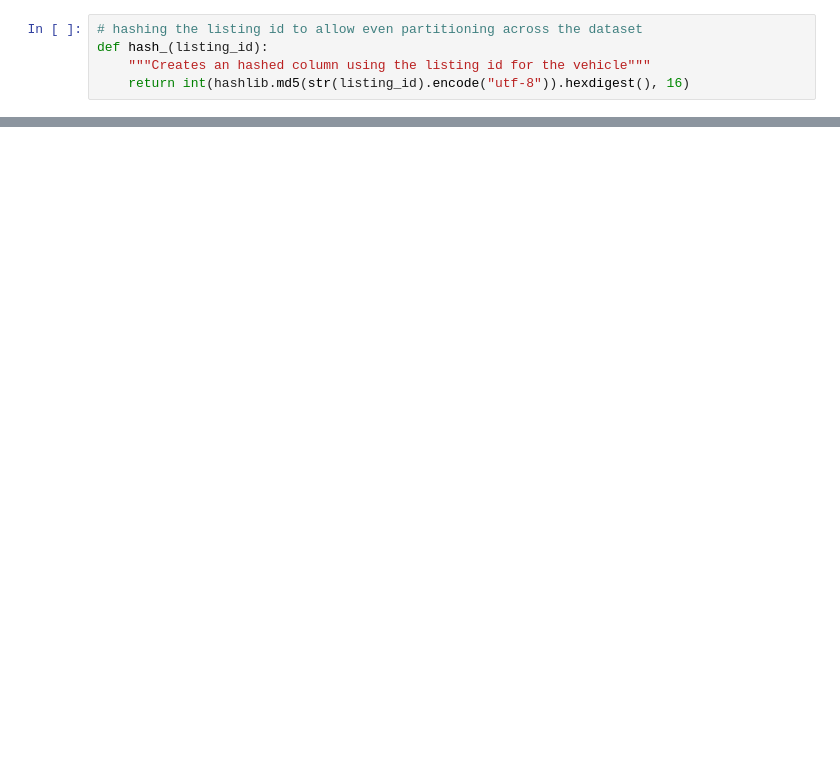
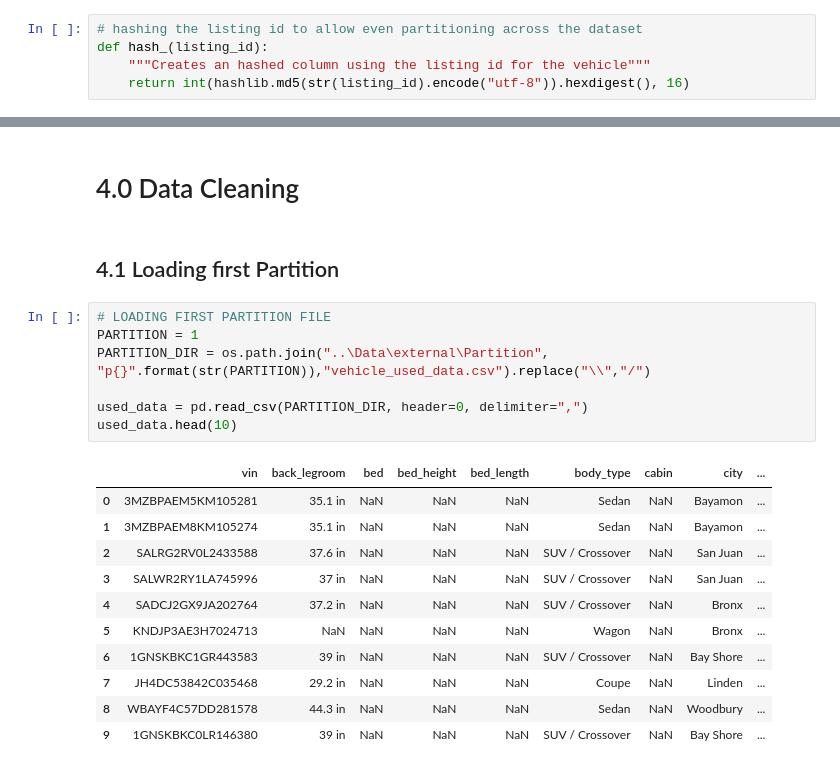
Before and after one commit to psalishol/used-car-price-in-united-state, a Jupyter notebook: notebooks/preprocessing.ipynb, the cells around one changed output, grey strips where cells are left out. Cells and saved outputs as stored; diff of their text form; blank space fills up the shorter version.

```diff
--- a/notebooks/preprocessing.ipynb
+++ b/notebooks/preprocessing.ipynb
@@ -275,0 +229,23 @@ data['posting_date'] = pd.to_datetime(data['posting_date'])
+# %% [markdown]
+# 4.0 Data Cleaning
+# %% [markdown]
+## 4.1 Loading first Partition
+# %%
+# LOADING FIRST PARTITION FILE
+PARTITION = 1
+PARTITION_DIR = os.path.join("..\Data\external\Partition", "p{}".format(str(PARTITION)),"vehicle_used_data.csv").replace("\\","/")
+
+used_data = pd.read_csv(PARTITION_DIR, header=0, delimiter=",")
+used_data.head(10)
+# %% [output]
+|  | vin | back_legroom | bed | bed_height | bed_length | body_type | cabin | city | ... |
+| 0 | 3MZBPAEM5KM105281 | 35.1 in | NaN | NaN | NaN | Sedan | NaN | Bayamon | ... |
+| 1 | 3MZBPAEM8KM105274 | 35.1 in | NaN | NaN | NaN | Sedan | NaN | Bayamon | ... |
+| 2 | SALRG2RV0L2433588 | 37.6 in | NaN | NaN | NaN | SUV / Crossover | NaN | San Juan | ... |
+| 3 | SALWR2RY1LA745996 | 37 in | NaN | NaN | NaN | SUV / Crossover | NaN | San Juan | ... |
+| 4 | SADCJ2GX9JA202764 | 37.2 in | NaN | NaN | NaN | SUV / Crossover | NaN | Bronx | ... |
+| 5 | KNDJP3AE3H7024713 | NaN | NaN | NaN | NaN | Wagon | NaN | Bronx | ... |
+| 6 | 1GNSKBKC1GR443583 | 39 in | NaN | NaN | NaN | SUV / Crossover | NaN | Bay Shore | ... |
+| 7 | JH4DC53842C035468 | 29.2 in | NaN | NaN | NaN | Coupe | NaN | Linden | ... |
+| 8 | WBAYF4C57DD281578 | 44.3 in | NaN | NaN | NaN | Sedan | NaN | Woodbury | ... |
+| 9 | 1GNSKBKC0LR146380 | 39 in | NaN | NaN | NaN | SUV / Crossover | NaN | Bay Shore | ... |
```
Also changed, not shown: parts of 30 cells of this notebook.
